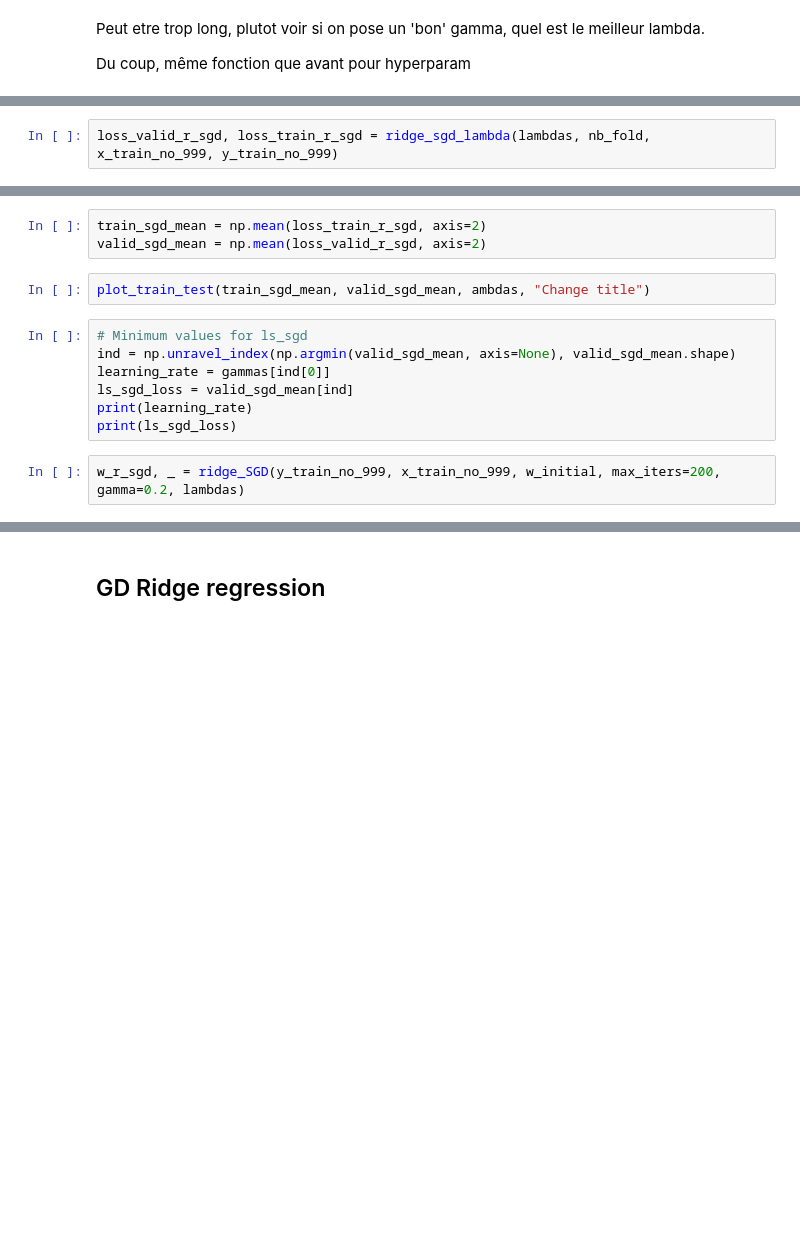
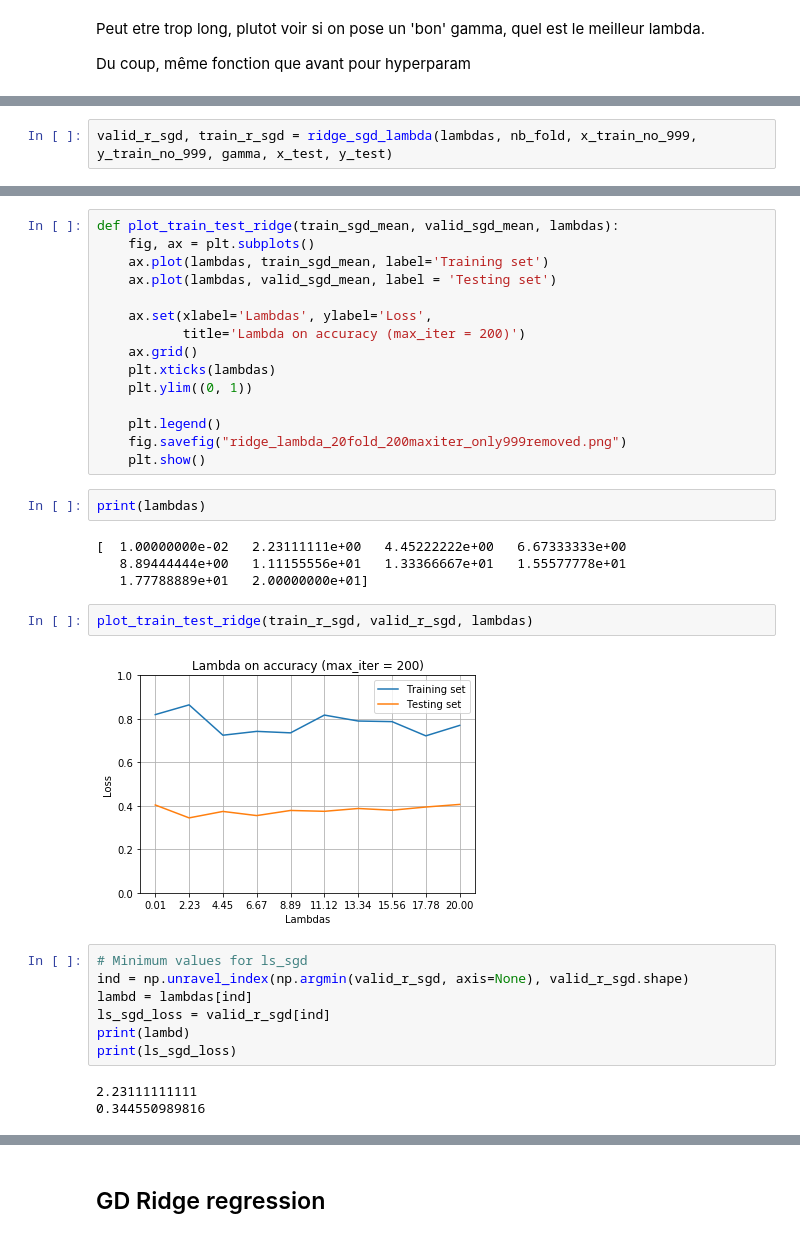
Before and after one commit to PaulineMauryL/MachineLearningProject1, a Jupyter notebook: Projet_1_Clean_from_check.ipynb, the cells around one changed output, grey strips where cells are left out. Cells and saved outputs as stored; diff of their text form; blank space fills up the shorter version.

```diff
--- a/Projet_1_Clean_from_check.ipynb
+++ b/Projet_1_Clean_from_check.ipynb
@@ -203,2 +232,2 @@ def ridge_sgd_lambda(lambdas, nb_fold, x_train, y_train):
 # %%
-loss_valid_r_sgd, loss_train_r_sgd = ridge_sgd_lambda(lambdas, nb_fold, x_train_no_999, y_train_no_999)
+valid_r_sgd, train_r_sgd = ridge_sgd_lambda(lambdas, nb_fold, x_train_no_999, y_train_no_999, gamma, x_test, y_test)
@@ -205,14 +245,35 @@ loss_valid_r_sgd, loss_train_r_sgd = ridge_sgd_lambda(lambdas, nb_fold, x_train_
-# %%
-train_sgd_mean = np.mean(loss_train_r_sgd, axis=2)
-valid_sgd_mean = np.mean(loss_valid_r_sgd, axis=2)
-# %%
-plot_train_test(train_sgd_mean, valid_sgd_mean, ambdas, "Change title")
+# %%
+def plot_train_test_ridge(train_sgd_mean, valid_sgd_mean, lambdas):
+    fig, ax = plt.subplots()
+    ax.plot(lambdas, train_sgd_mean, label='Training set')
+    ax.plot(lambdas, valid_sgd_mean, label = 'Testing set')
+
+    ax.set(xlabel='Lambdas', ylabel='Loss',
+           title='Lambda on accuracy (max_iter = 200)')
+    ax.grid()
+    plt.xticks(lambdas)
+    plt.ylim((0, 1))
+
+    plt.legend()
+    fig.savefig("ridge_lambda_20fold_200maxiter_only999removed.png")
+    plt.show()
+# %%
+print(lambdas)
+# %% [output]
+[  1.00000000e-02   2.23111111e+00   4.45222222e+00   6.67333333e+00
+   8.89444444e+00   1.11155556e+01   1.33366667e+01   1.55577778e+01
+   1.77788889e+01   2.00000000e+01]
+# %%
+plot_train_test_ridge(train_r_sgd, valid_r_sgd, lambdas)
+# %% [output]
+[figure, added]
 # %%
 # Minimum values for ls_sgd
-ind = np.unravel_index(np.argmin(valid_sgd_mean, axis=None), valid_sgd_mean.shape)
-learning_rate = gammas[ind[0]]
-ls_sgd_loss = valid_sgd_mean[ind]
-print(learning_rate)
+ind = np.unravel_index(np.argmin(valid_r_sgd, axis=None), valid_r_sgd.shape)
+lambd = lambdas[ind]
+ls_sgd_loss = valid_r_sgd[ind]
+print(lambd)
 print(ls_sgd_loss)
+# %% [output]
+2.23111111111
+0.344550989816
-# %%
-w_r_sgd, _ = ridge_SGD(y_train_no_999, x_train_no_999, w_initial, max_iters=200, gamma=0.2, lambdas)
```
Also changed, not shown: parts of 16 cells of this notebook.
